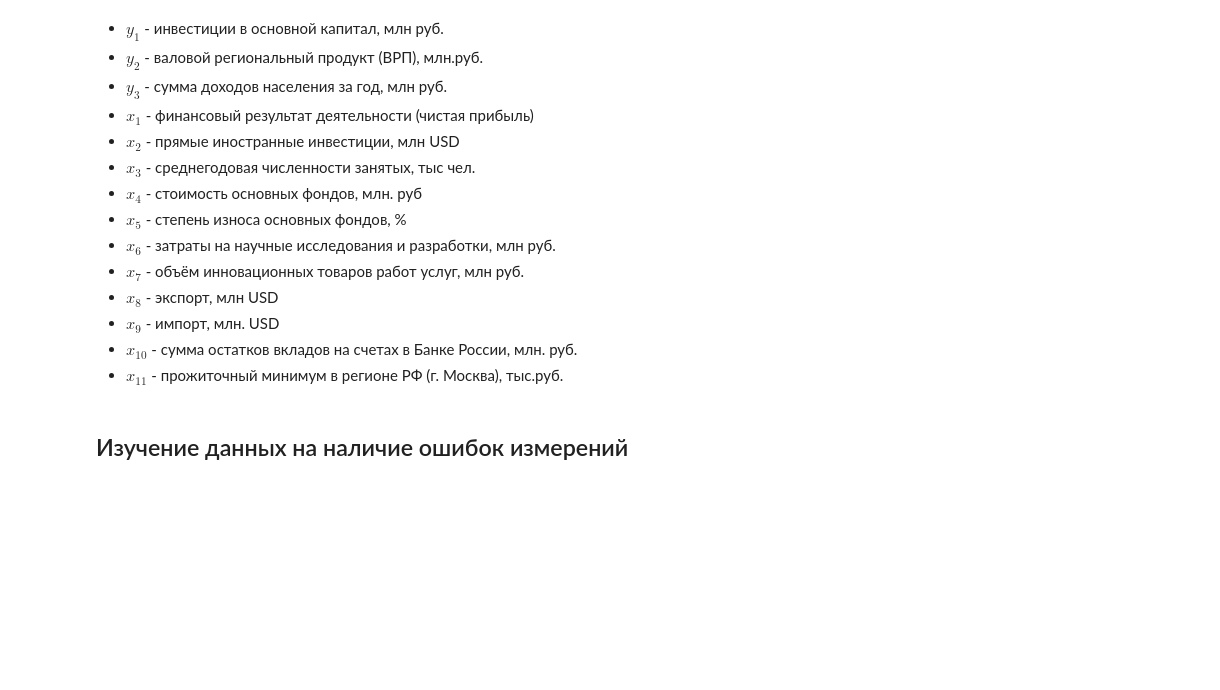
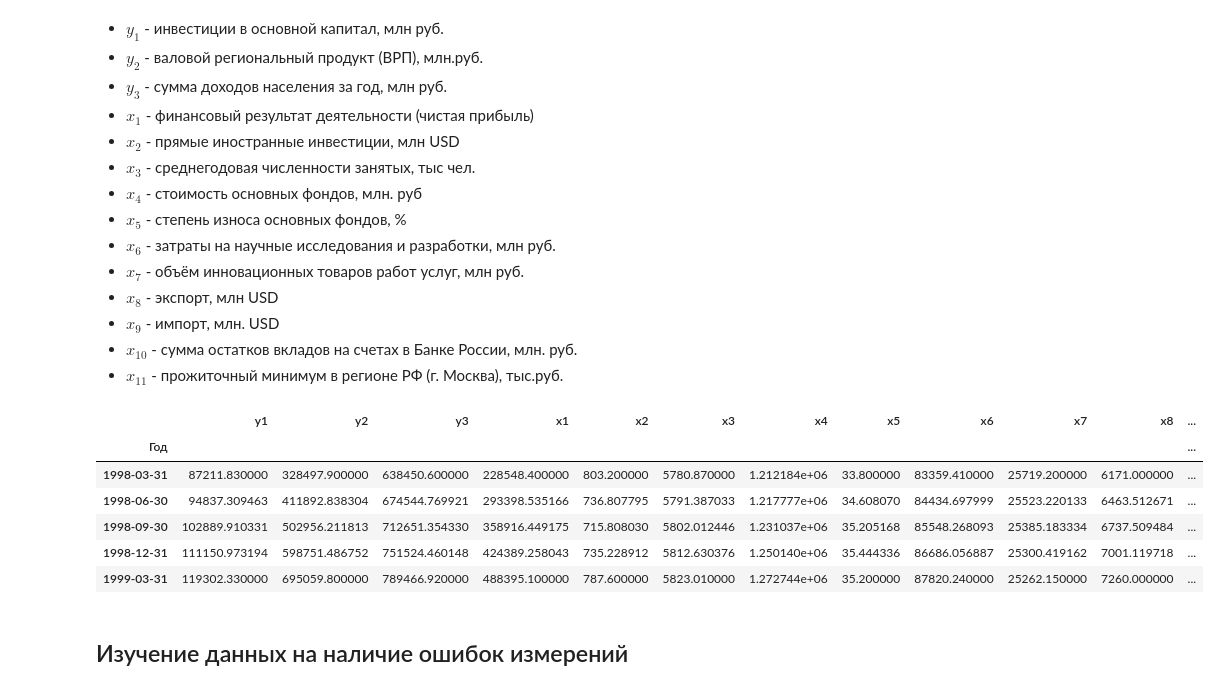
Before and after one commit to CosmDandy/-_4_-, a Jupyter notebook: analysis.ipynb, the cells around one changed output. Drawn from its saved outputs; the diff is of its cells as text; code cells hidden in the pictures; blank space fills up the shorter version.

```diff
--- a/analysis.ipynb
+++ b/analysis.ipynb
@@ -83,3 +99,14 @@ data.head()
+# %%
+data = InterpolateData(data, method='akima').after_interpolate()
+data.head()
+# %% [output]
+|  | y1 | y2 | y3 | x1 | x2 | x3 | x4 | x5 | x6 | x7 | x8 | ... |
+| Год |  |  |  |  |  |  |  |  |  |  |  | ... |
+| 1998-03-31 | 87211.830000 | 328497.900000 | 638450.600000 | 228548.400000 | 803.200000 | 5780.870000 | 1.212184e+06 | 33.800000 | 83359.410000 | 25719.200000 | 6171.000000 | ... |
+| 1998-06-30 | 94837.309463 | 411892.838304 | 674544.769921 | 293398.535166 | 736.807795 | 5791.387033 | 1.217777e+06 | 34.608070 | 84434.697999 | 25523.220133 | 6463.512671 | ... |
+| 1998-09-30 | 102889.910331 | 502956.211813 | 712651.354330 | 358916.449175 | 715.808030 | 5802.012446 | 1.231037e+06 | 35.205168 | 85548.268093 | 25385.183334 | 6737.509484 | ... |
+| 1998-12-31 | 111150.973194 | 598751.486752 | 751524.460148 | 424389.258043 | 735.228912 | 5812.630376 | 1.250140e+06 | 35.444336 | 86686.056887 | 25300.419162 | 7001.119718 | ... |
+| 1999-03-31 | 119302.330000 | 695059.800000 | 789466.920000 | 488395.100000 | 787.600000 | 5823.010000 | 1.272744e+06 | 35.200000 | 87820.240000 | 25262.150000 | 7260.000000 | ... |
 # %% [markdown]
 ## Изучение данных на наличие ошибок измерений
 # %% [markdown]
```
Also changed, not shown: parts of 65 cells of this notebook, 1 other file.
